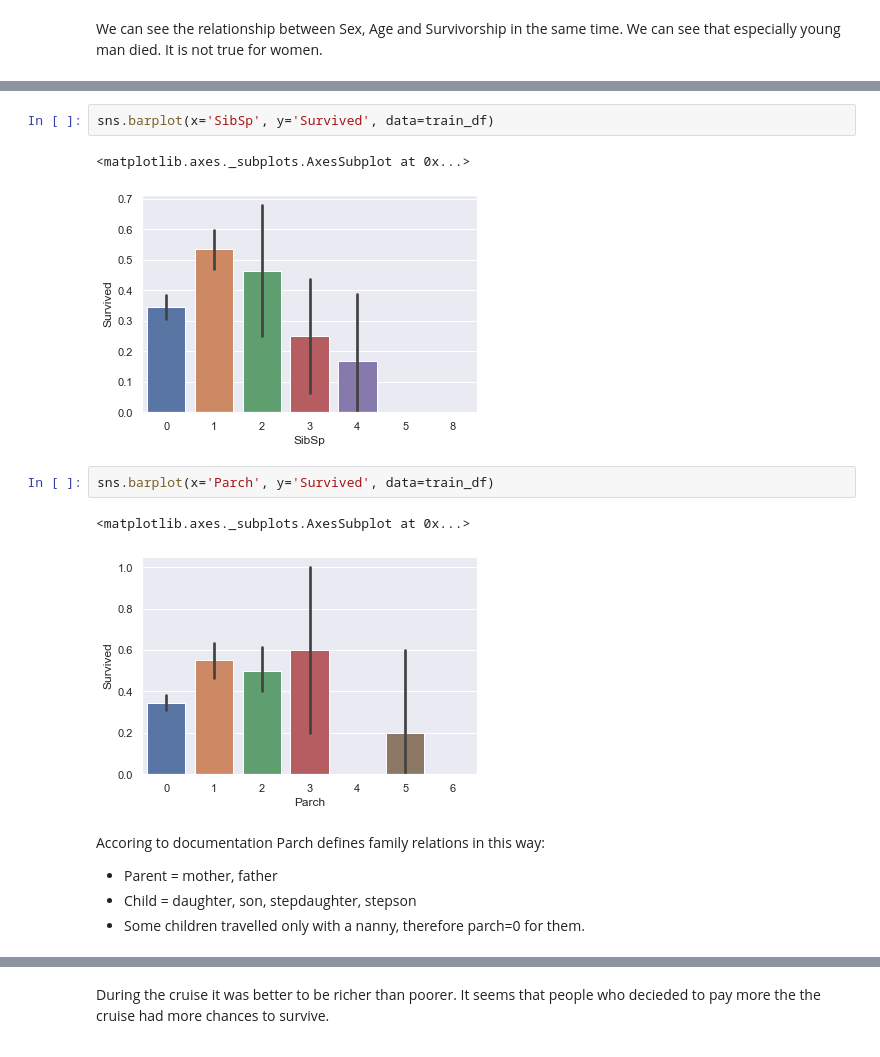
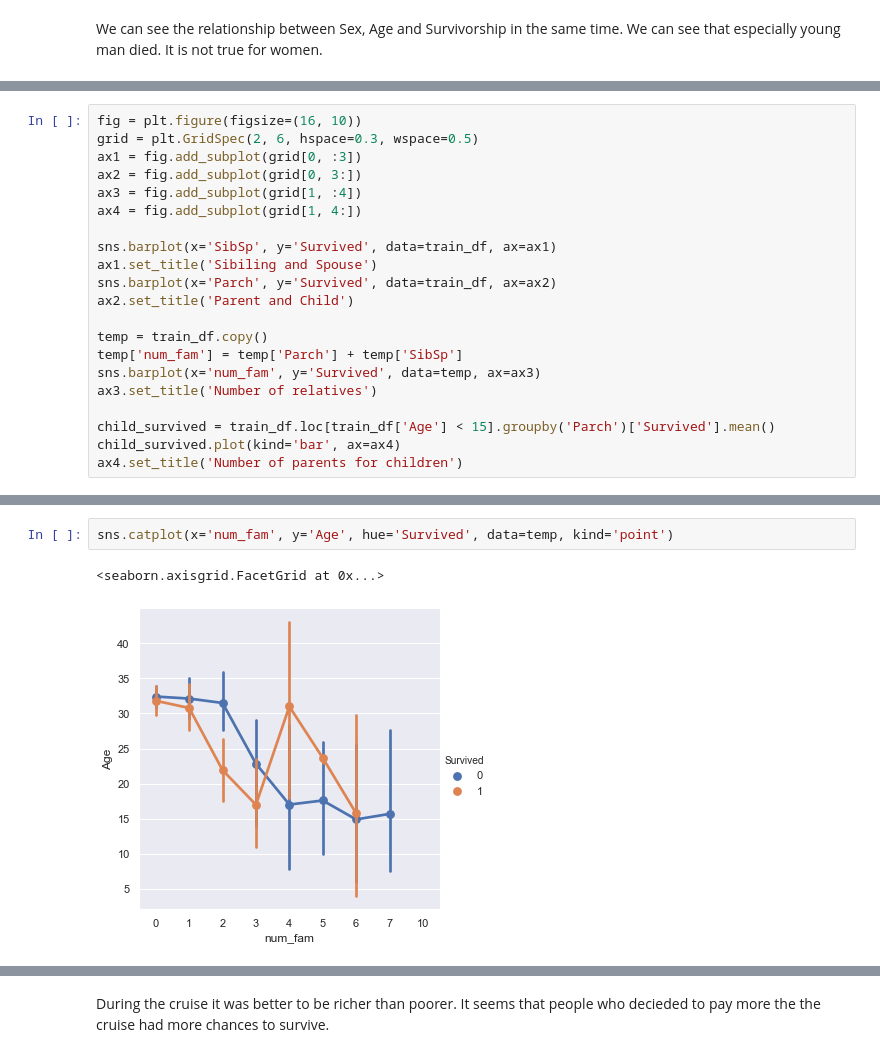
Before and after one commit to Bounty1993/ML-scripts, a Jupyter notebook: titanic.ipynb, the cells around one changed output, grey strips where cells are left out. Drawn from its saved outputs; the diff is of its cells as text.

Commit message:
New charts in titanic

```diff
--- a/titanic.ipynb
+++ b/titanic.ipynb
@@ -114,0 +119,21 @@ ax2.set_title('Survivorship by Fare category', fontsize=16);
+# %%
+fig = plt.figure(figsize=(16, 10))
+grid = plt.GridSpec(2, 6, hspace=0.3, wspace=0.5)
+ax1 = fig.add_subplot(grid[0, :3])
+ax2 = fig.add_subplot(grid[0, 3:])
+ax3 = fig.add_subplot(grid[1, :4])
+ax4 = fig.add_subplot(grid[1, 4:])
+
+sns.barplot(x='SibSp', y='Survived', data=train_df, ax=ax1)
+ax1.set_title('Sibiling and Spouse')
+sns.barplot(x='Parch', y='Survived', data=train_df, ax=ax2)
+ax2.set_title('Parent and Child')
+
+temp = train_df.copy()
+temp['num_fam'] = temp['Parch'] + temp['SibSp']
+sns.barplot(x='num_fam', y='Survived', data=temp, ax=ax3)
+ax3.set_title('Number of relatives')
+
+child_survived = train_df.loc[train_df['Age'] < 15].groupby('Parch')['Survived'].mean()
+child_survived.plot(kind='bar', ax=ax4)
+ax4.set_title('Number of parents for children')
@@ -115,15 +154,5 @@ ax2.set_title('Survivorship by Fare category', fontsize=16);
 # %%
-sns.barplot(x='SibSp', y='Survived', data=train_df)
+sns.catplot(x='num_fam', y='Age', hue='Survived', data=temp, kind='point')
 # %% [output]
-<matplotlib.axes._subplots.AxesSubplot at 0x...>
+<seaborn.axisgrid.FacetGrid at 0x...>
-[figure, old version]
+[figure, new version]
-# %%
-sns.barplot(x='Parch', y='Survived', data=train_df)
-# %% [output]
-<matplotlib.axes._subplots.AxesSubplot at 0x...>
-[figure, removed]
-# %% [markdown]
-Accoring to documentation Parch defines family relations in this way:
-* Parent = mother, father
-* Child = daughter, son, stepdaughter, stepson
-* Some children travelled only with a nanny, therefore parch=0 for them.
```
Also changed, not shown: parts of 6 cells of this notebook.
